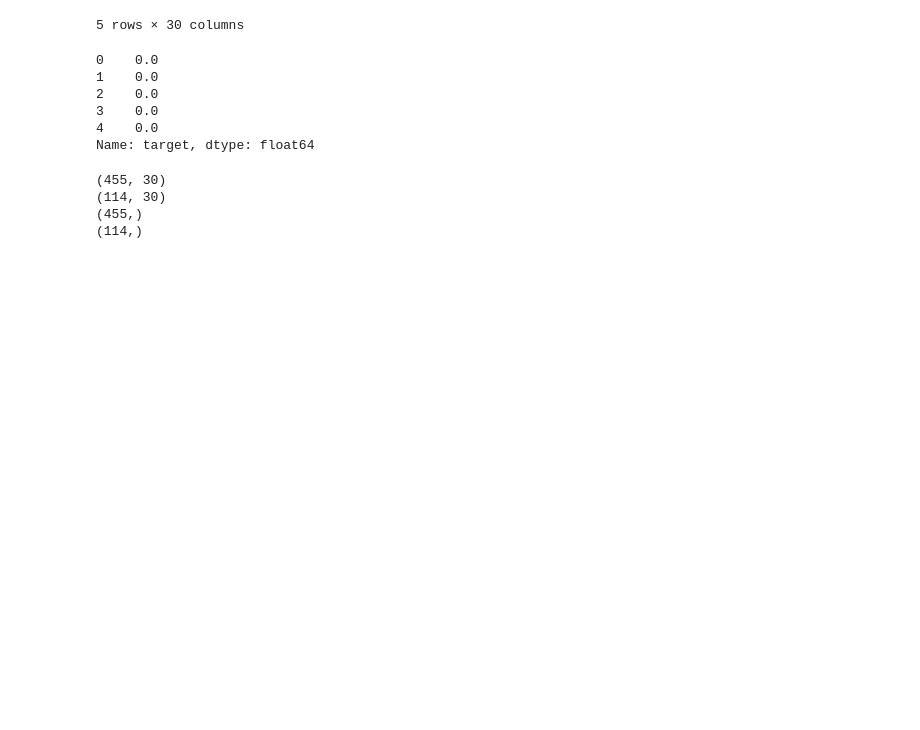
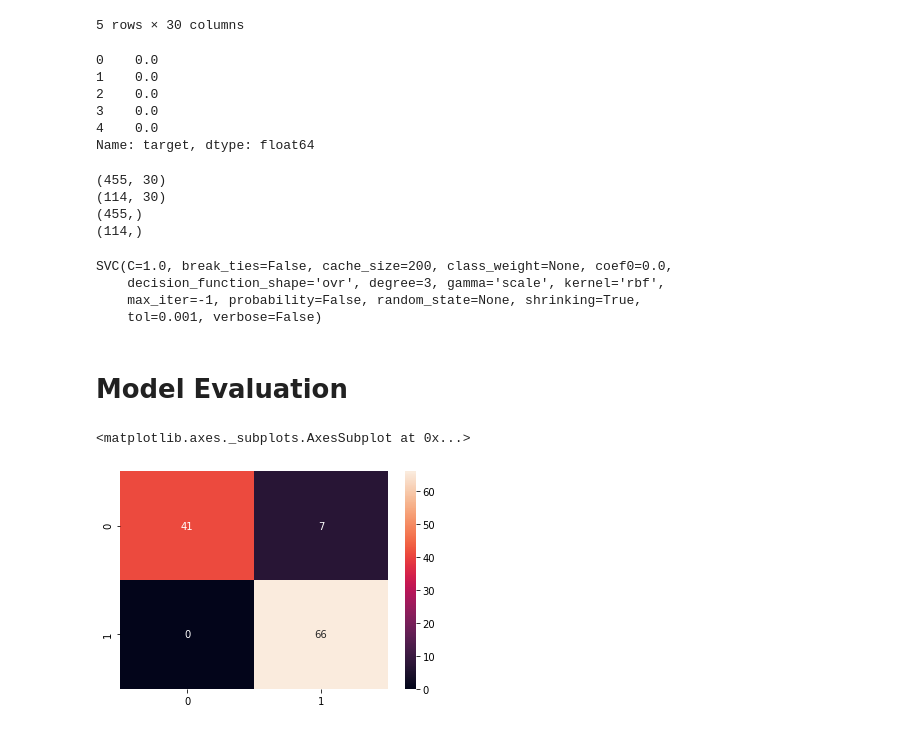
Before and after one commit to mohamad6889/Breast-Cancer-Classification, a Jupyter notebook: breast_cancer_classification.ipynb, the cells around one changed output. Cells and saved outputs as stored; diff of their text form; code cells hidden in the pictures; blank space fills up the shorter version.

```diff
--- a/breast_cancer_classification.ipynb
+++ b/breast_cancer_classification.ipynb
@@ -94,0 +98,20 @@ print(Y_test.shape)
+# %%
+svc_model = SVC()
+svc_model.fit(X_train, Y_train)
+# %% [output]
+SVC(C=1.0, break_ties=False, cache_size=200, class_weight=None, coef0=0.0,
+    decision_function_shape='ovr', degree=3, gamma='scale', kernel='rbf',
+    max_iter=-1, probability=False, random_state=None, shrinking=True,
+    tol=0.001, verbose=False)
+# %% [markdown]
+# Model Evaluation
+# %%
+Y_predict = svc_model.predict(X_test)
+conf_mat = confusion_matrix(Y_test, Y_predict)
+# %%
+seaborn.heatmap(conf_mat, annot=True)
+# as you see we have 7 type I error
+#not bad but it can be better
+# %% [output]
+<matplotlib.axes._subplots.AxesSubplot at 0x...>
+[figure, added]
```
Also changed, not shown: parts of 13 cells of this notebook.
